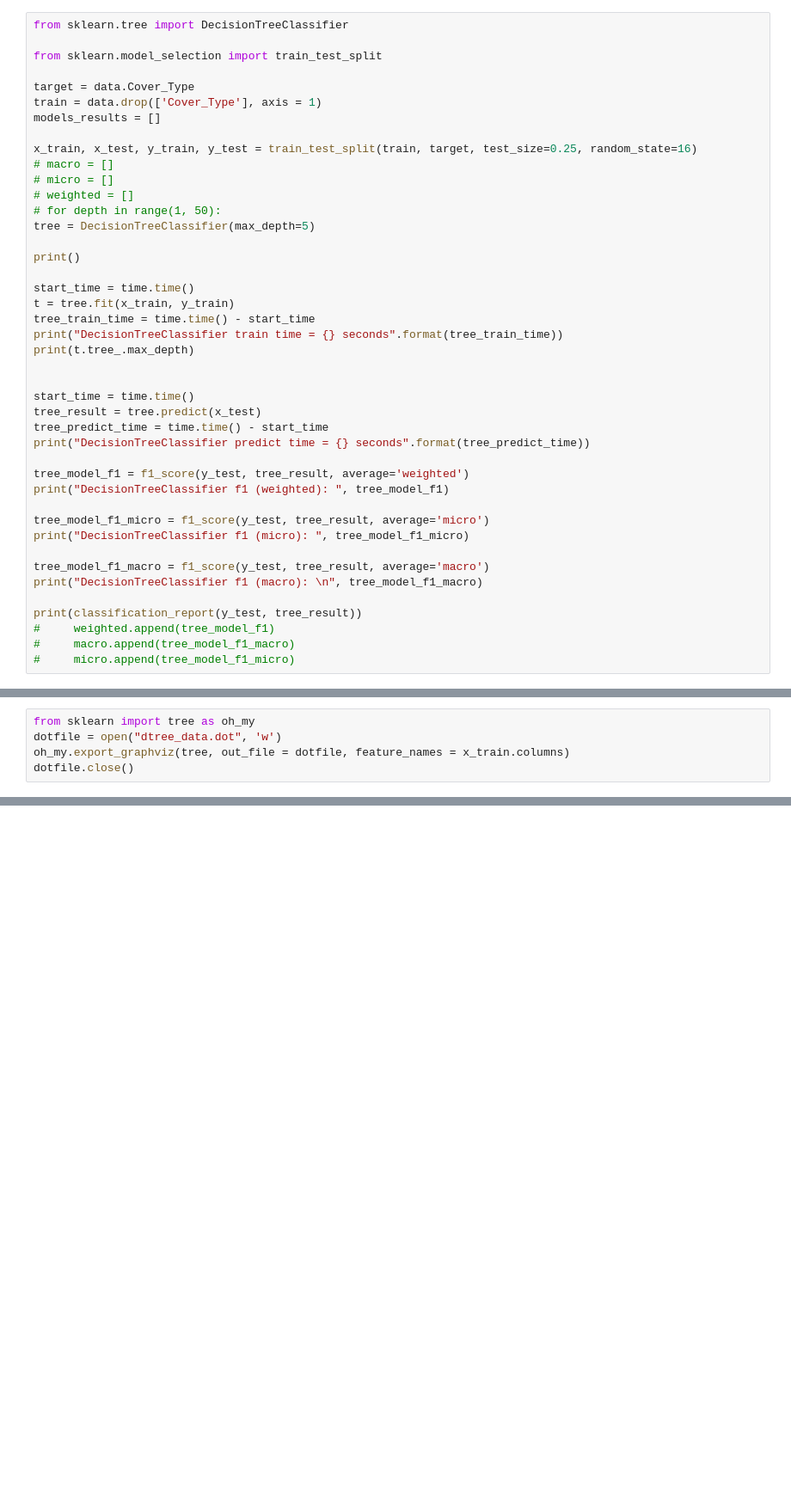
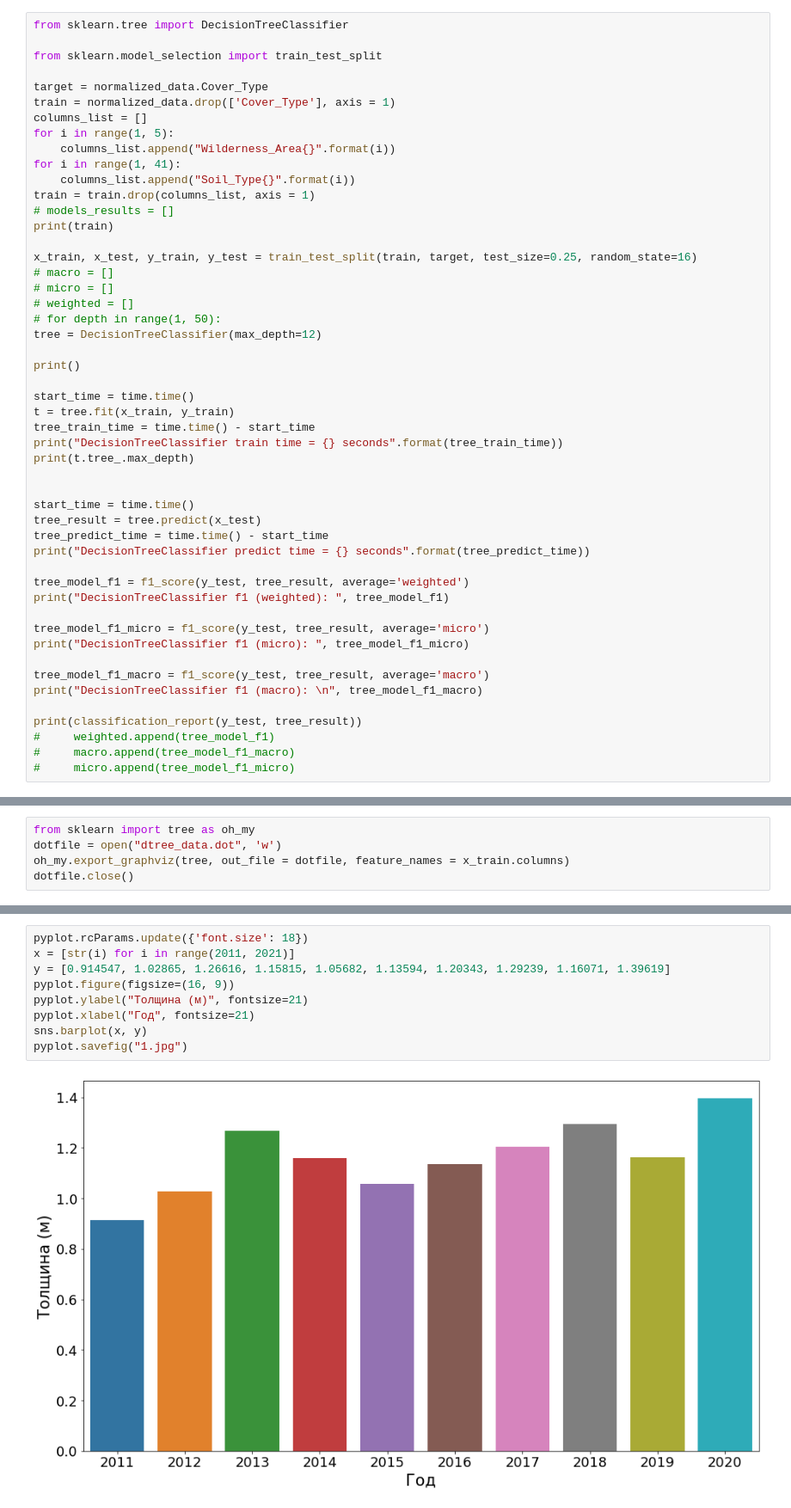
Before and after one commit to seryogasx/Diplom, a Jupyter notebook: forest/data1/second.ipynb, the cells around one changed output, grey strips where cells are left out. Shown at 86% size. Saved outputs shown, nothing was run; the diff lists cells and outputs as text; blank space fills up the shorter version.

```diff
--- a/forest/data1/second.ipynb
+++ b/forest/data1/second.ipynb
@@ -233,16 +234,23 @@ from sklearn.tree import DecisionTreeClassifier
 
 from sklearn.model_selection import train_test_split
 
-target = data.Cover_Type
-train = data.drop(['Cover_Type'], axis = 1)
-models_results = []
+target = normalized_data.Cover_Type
+train = normalized_data.drop(['Cover_Type'], axis = 1)
+columns_list = []
+for i in range(1, 5):
+    columns_list.append("Wilderness_Area{}".format(i))
+for i in range(1, 41):
+    columns_list.append("Soil_Type{}".format(i))
+train = train.drop(columns_list, axis = 1)
+# models_results = []
+print(train)
 
 x_train, x_test, y_train, y_test = train_test_split(train, target, test_size=0.25, random_state=16)
 # macro = []
 # micro = []
 # weighted = []
 # for depth in range(1, 50):
-tree = DecisionTreeClassifier(max_depth=5)
+tree = DecisionTreeClassifier(max_depth=12)
 
 print()
 
@@ -347,3 +352,14 @@ data.groupby(ct).count()
 | Elevation |  |  |  |  |  |  | ... |
 | (0.0, 3044.5] | 336915 | 336915 | 336915 | 336915 | 336915 | 336915 | ... |
 | (3044.5, 5000.0] | 244097 | 244097 | 244097 | 244097 | 244097 | 244097 | ... |
+# %%
+pyplot.rcParams.update({'font.size': 18})
+x = [str(i) for i in range(2011, 2021)]
+y = [0.914547, 1.02865, 1.26616, 1.15815, 1.05682, 1.13594, 1.20343, 1.29239, 1.16071, 1.39619]
+pyplot.figure(figsize=(16, 9))
+pyplot.ylabel("Толщина (м)", fontsize=21)
+pyplot.xlabel("Год", fontsize=21)
+sns.barplot(x, y)
+pyplot.savefig("1.jpg")
+# %% [output]
+[figure, added]
```
Also changed, not shown: parts of 11 cells of this notebook, 2 other files.
